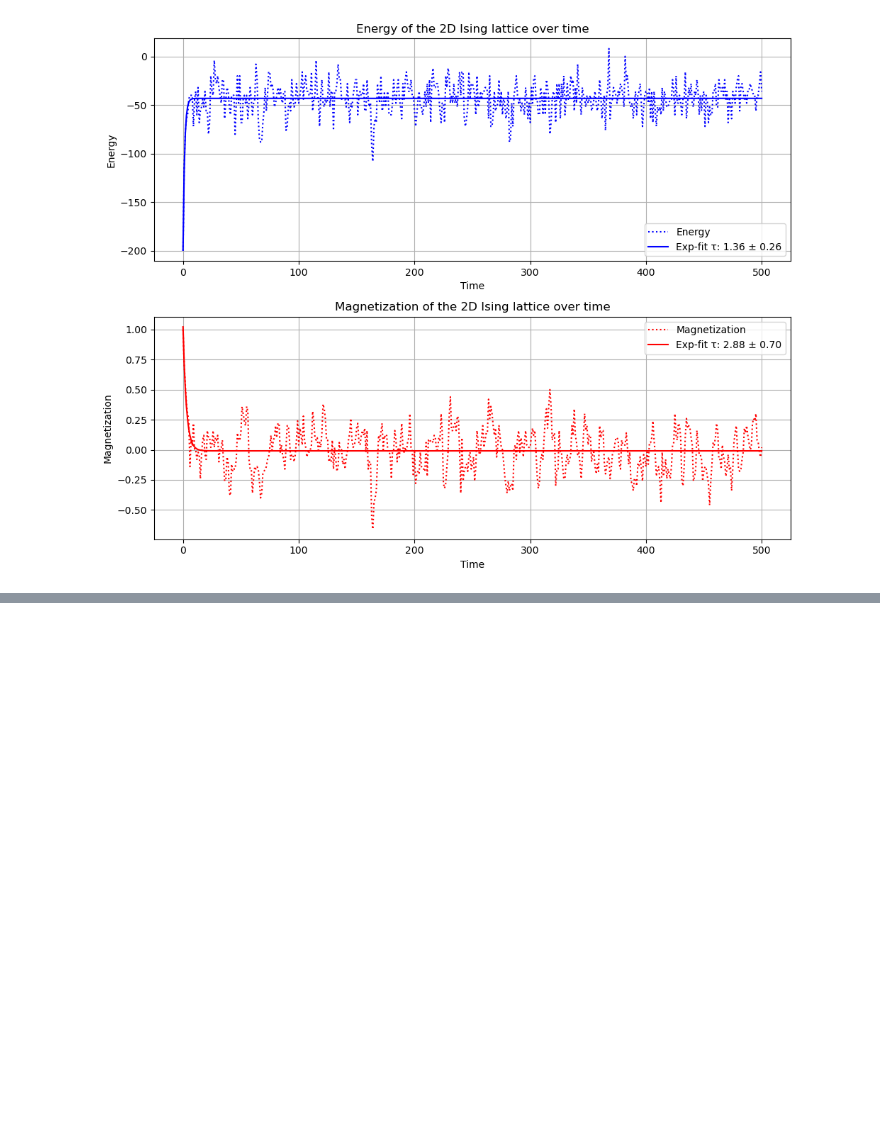
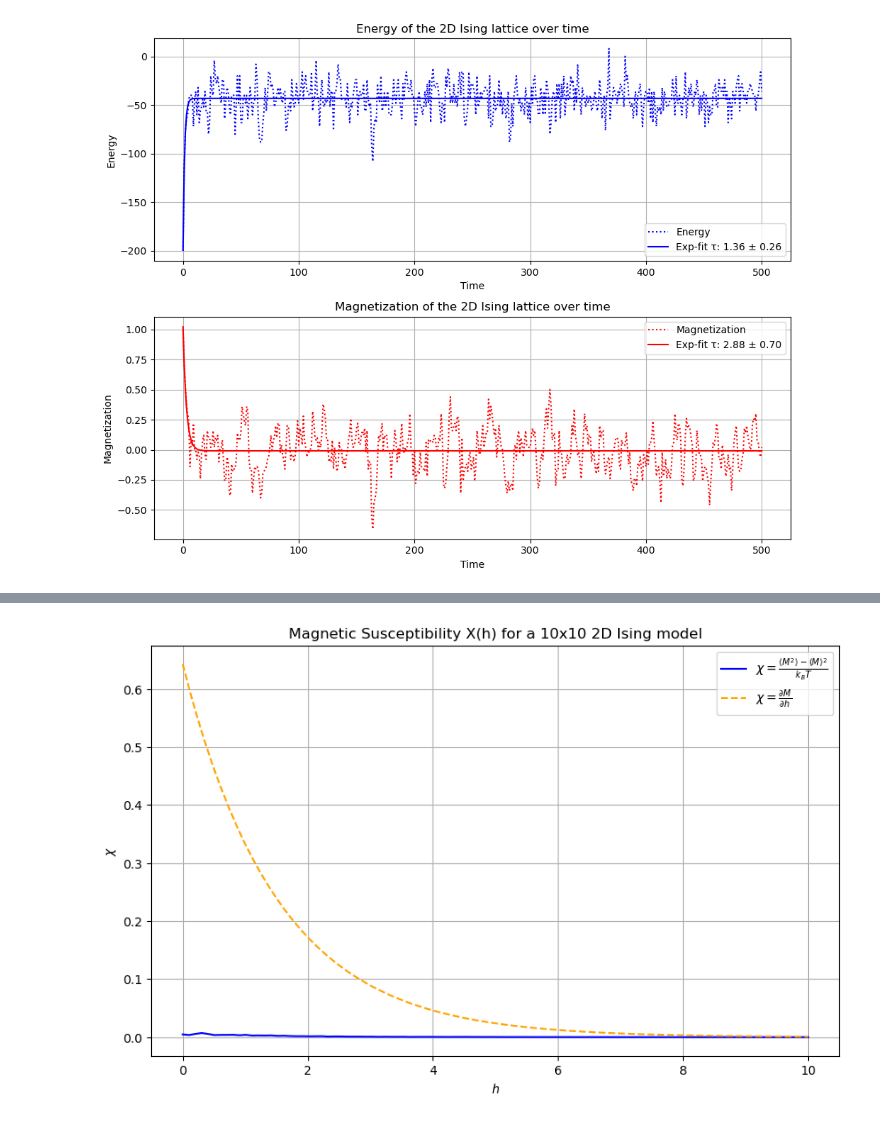
Before and after one commit to novakilorant/Monte-Carlo-Ising, a Jupyter notebook: simulator.ipynb, the cells around one changed output, grey strips where cells are left out. Drawn from its saved outputs; the diff is of its cells as text; code cells hidden in the pictures; blank space fills up the shorter version.

```diff
--- a/simulator.ipynb
+++ b/simulator.ipynb
@@ -99,0 +127,23 @@ plt.show()
+# %%
+import sympy as sp
+h = sp.symbols('h')
+a, b, c = sp.symbols('a b c')
+M_h = a*sp.exp(h/b) + c
+X_sym = M_h.diff(h)
+X_num = (np.average(M_values**2 , axis=1)- np.average(M_values, axis=1)**2) / 5
+X_sym_values = np.array([
+	float(X_sym.subs({a: popt_M[0], b: popt_M[1], c: popt_M[2], h: float(h_val)}).evalf())
+	for h_val in field_constants
+])
+
+fig, ax = plt.subplots(figsize=(10, 6))
+ax.plot(field_constants, X_num, label='$\\chi=\\frac{\\langle M^2 \\rangle - \\langle M \\rangle^2}{k_BT}$', color='blue')
+ax.plot(field_constants, X_sym_values, label='$\\chi=\\frac{\\partial M}{\\partial h}$', color='orange', ls="--")
+ax.set_title('Magnetic Susceptibility X(h) for a 10x10 2D Ising model')
+ax.set_xlabel('$h$')
+ax.set_ylabel('$\\chi$')
+ax.legend()
+plt.grid()
+plt.show()
+# %% [output]
+[figure, added]
```
Also changed, not shown: parts of 3 cells of this notebook, 2 other files.
